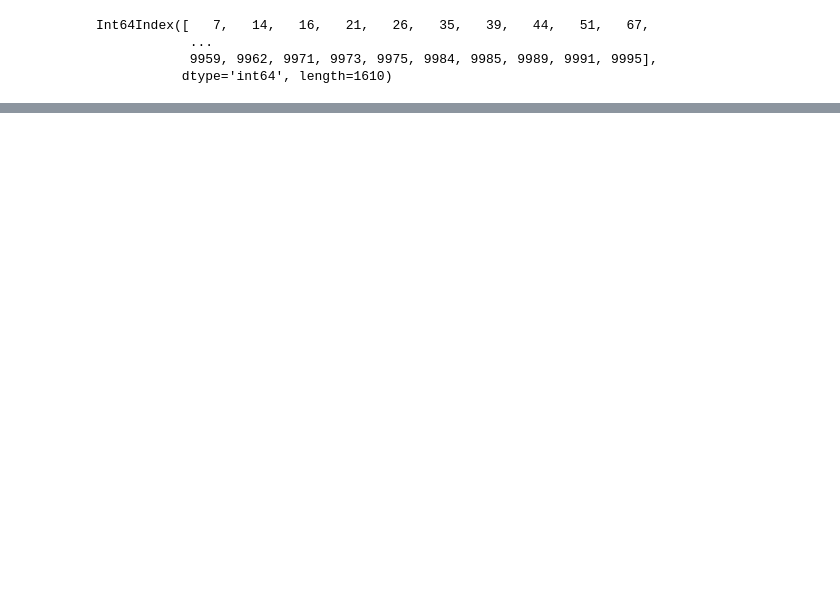
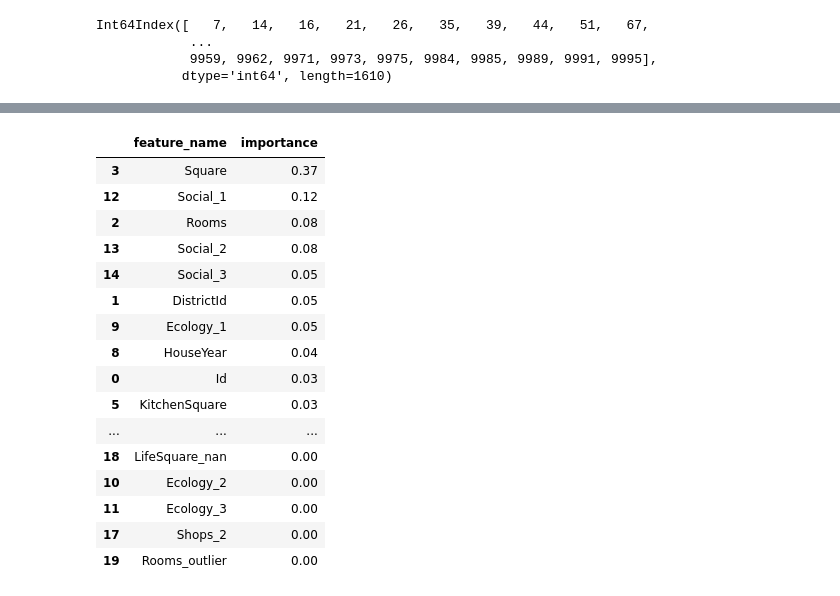
Before and after one commit to pamaxpower/PyLib, a Jupyter notebook: Course_project/cp.ipynb, the cells around one changed output, grey strips where cells are left out. Saved outputs shown, nothing was run; the diff lists cells and outputs as text; code cells hidden in the pictures; blank space fills up the shorter version.

```diff
--- a/Course_project/cp.ipynb
+++ b/Course_project/cp.ipynb
@@ -962,0 +1111,11 @@ True
+# %%
+X_train, X_valid, y_train, y_valid = train_test_split(X, y, test_size=0.33, shuffle=True, random_state=21)
+# %%
+preprocessor = DataPipeline()
+preprocessor.fit(X_train)
+
+X_train = preprocessor.transform(X_train)
+X_valid = preprocessor.transform(X_valid)
+test_df = preprocessor.transform(test_df)
+
+X_train.shape, X_valid.shape, test_df.shape
@@ -962,0 +1124,9 @@ True
+# %%
+features_gen = FeatureGenetator()
+features_gen.fit(X_train, y_train)
+
+X_train = features_gen.transform(X_train)
+X_valid = features_gen.transform(X_valid)
+test_df = features_gen.transform(test_df)
+
+X_train.shape, X_valid.shape, test_df.shape
@@ -962,0 +1139,3 @@ True
+# %%
+rf_model = RandomForestRegressor(random_state=21, criterion='mse')
+rf_model.fit(X_train, y_train)
@@ -962,0 +1173,23 @@ True
+# %%
+feature_importances = pd.DataFrame(zip(X_train.columns, rf_model.feature_importances_),
+                                   columns=['feature_name', 'importance'])
+
+feature_importances.sort_values(by='importance', ascending=False)
+# %% [output]
+|  | feature_name | importance |
+| 3 | Square | 0.37 |
+| 12 | Social_1 | 0.12 |
+| 2 | Rooms | 0.08 |
+| 13 | Social_2 | 0.08 |
+| 14 | Social_3 | 0.05 |
+| 1 | DistrictId | 0.05 |
+| 9 | Ecology_1 | 0.05 |
+| 8 | HouseYear | 0.04 |
+| 0 | Id | 0.03 |
+| 5 | KitchenSquare | 0.03 |
+| ... | ... | ... |
+| 18 | LifeSquare_nan | 0.00 |
+| 10 | Ecology_2 | 0.00 |
+| 11 | Ecology_3 | 0.00 |
+| 17 | Shops_2 | 0.00 |
+| 19 | Rooms_outlier | 0.00 |
```
Also changed, not shown: parts of 114 cells of this notebook, 1 other file.
